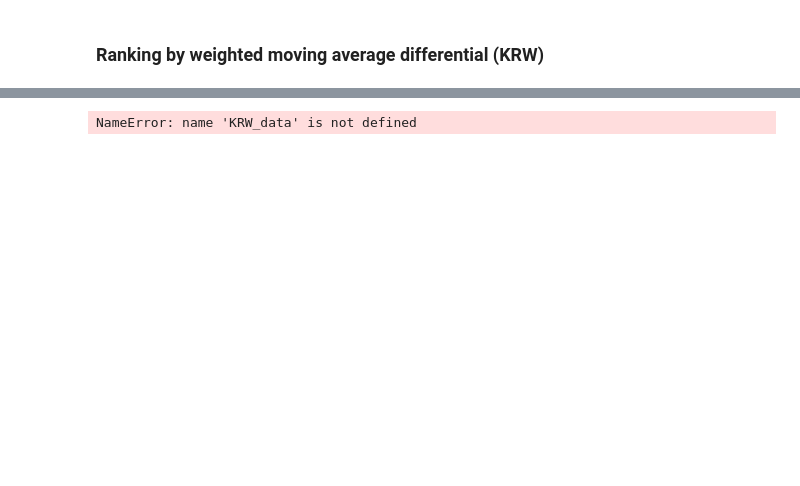
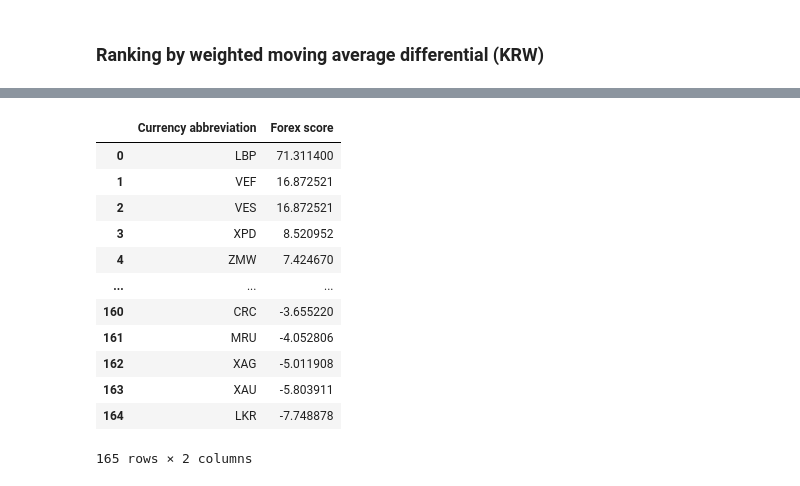
Before and after one commit to 9907daniel/Givplus, a Jupyter notebook: Forex score calculation/forex.ipynb, the cells around one changed output, grey strips where cells are left out. Saved outputs shown, nothing was run; the diff lists cells and outputs as text; code cells hidden in the pictures; blank space fills up the shorter version.

```diff
--- a/Forex score calculation/forex.ipynb
+++ b/Forex score calculation/forex.ipynb
@@ -159,28 +252,42 @@ NameError: name 'pd' is not defined
 # %%
 data = KRW_data
 weighted_ma = pd.DataFrame([])
 
 
 ma_list = [5, 20, 60, 120, 200]
 weight_list = [0.2, 0.1333, 0.3333, 0.2, 0.1334]
 
 
 for i in range(0, len(currency_list)):
     currency_ma = []
     for j in range(0,len(ma_list)):
         currency_ma.append(moving_average(data.iloc[0:,i+1], ma_list[j]).tail(1).values)
     weighted_ma[data.iloc[0:,i+1].name] = pd.DataFrame(currency_ma)
 
 
 weighted_ma = weighted_ma.apply(lambda x: (np.asarray(x) * np.asarray(weight_list)).sum())
 
 forex_score = ((weighted_ma - data.drop("Date", axis = 1).iloc[-1]) / weighted_ma * 100).sort_values(ascending = False)
 forex_score = pd.DataFrame(forex_score).reset_index()
 forex_score.columns = ["Currency abbreviation", "Forex score"]
 
+forex_score.dropna(inplace = True)
+
 forex_score
 
 # positive values mean high value, negative values mean low value compared to weighted moving average
 # %% [output]
+|  | Currency abbreviation | Forex score |
+| 0 | LBP | 71.311400 |
+| 1 | VEF | 16.872521 |
+| 2 | VES | 16.872521 |
+| 3 | XPD | 8.520952 |
+| 4 | ZMW | 7.424670 |
+| ... | ... | ... |
+| 160 | CRC | -3.655220 |
+| 161 | MRU | -4.052806 |
+| 162 | XAG | -5.011908 |
+| 163 | XAU | -5.803911 |
+| 164 | LKR | -7.748878 |
-NameError: name 'KRW_data' is not defined
+165 rows × 2 columns
 # %%
```
Also changed, not shown: parts of 12 cells of this notebook, 20 other files.
